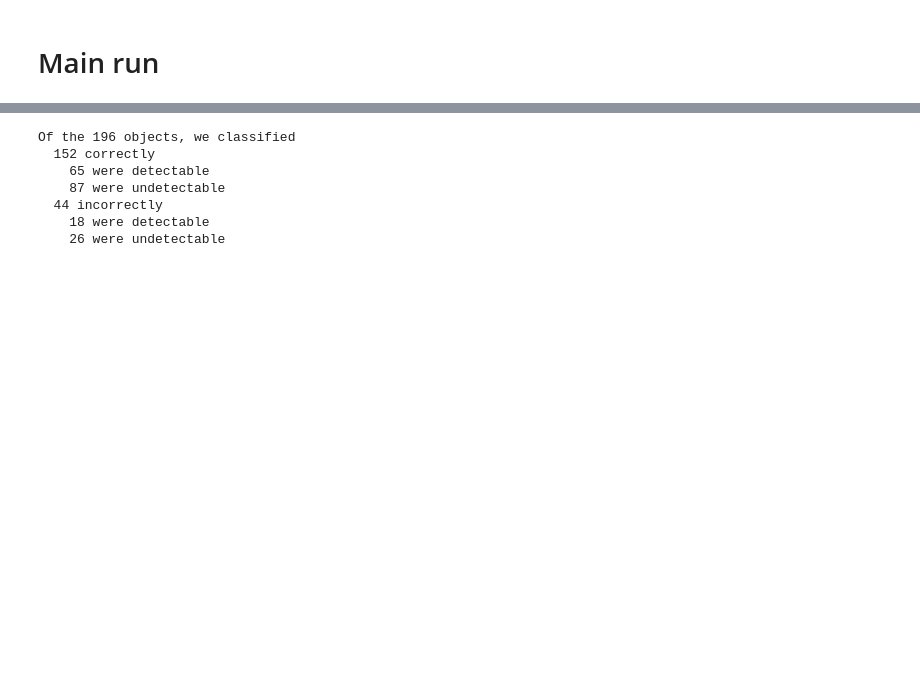
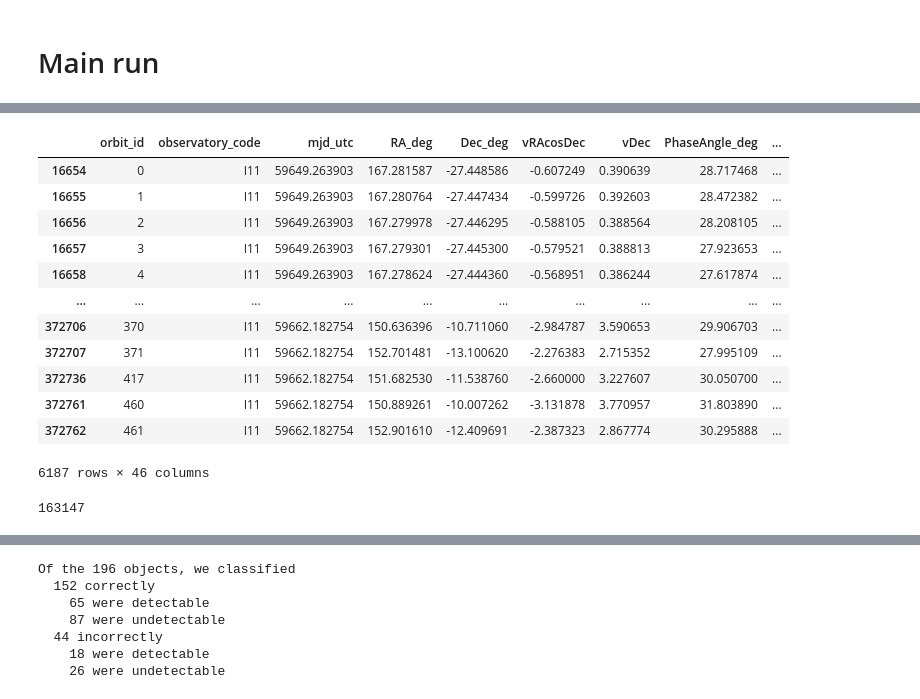
Before and after one commit to dirac-institute/hybrid_sso_catalogue, a Jupyter notebook: lsst_detection_probability/Predict misses.ipynb, the cells around one changed output, grey strips where cells are left out. Drawn from its saved outputs; the diff is of its cells as text; code cells hidden in the pictures; blank space fills up the shorter version.

```diff
--- a/lsst_detection_probability/Predict misses.ipynb
+++ b/lsst_detection_probability/Predict misses.ipynb
@@ -91,0 +111,2 @@ unique_objs = sorted_obs.index.unique()
+# %%
+observed_reality_fast = obj_pos_fast.separation(field_pos_fast) <= 2.1 * u.deg
@@ -91,0 +117,20 @@ unique_objs = sorted_obs.index.unique()
+# %%
+joined_table[bright_enough][observed_reality_fast]
+# %% [output]
+|  | orbit_id | observatory_code | mjd_utc | RA_deg | Dec_deg | vRAcosDec | vDec | PhaseAngle_deg | ... |
+| 16654 | 0 | I11 | 59649.263903 | 167.281587 | -27.448586 | -0.607249 | 0.390639 | 28.717468 | ... |
+| 16655 | 1 | I11 | 59649.263903 | 167.280764 | -27.447434 | -0.599726 | 0.392603 | 28.472382 | ... |
+| 16656 | 2 | I11 | 59649.263903 | 167.279978 | -27.446295 | -0.588105 | 0.388564 | 28.208105 | ... |
+| 16657 | 3 | I11 | 59649.263903 | 167.279301 | -27.445300 | -0.579521 | 0.388813 | 27.923653 | ... |
+| 16658 | 4 | I11 | 59649.263903 | 167.278624 | -27.444360 | -0.568951 | 0.386244 | 27.617874 | ... |
+| ... | ... | ... | ... | ... | ... | ... | ... | ... | ... |
+| 372706 | 370 | I11 | 59662.182754 | 150.636396 | -10.711060 | -2.984787 | 3.590653 | 29.906703 | ... |
+| 372707 | 371 | I11 | 59662.182754 | 152.701481 | -13.100620 | -2.276383 | 2.715352 | 27.995109 | ... |
+| 372736 | 417 | I11 | 59662.182754 | 151.682530 | -11.538760 | -2.660000 | 3.227607 | 30.050700 | ... |
+| 372761 | 460 | I11 | 59662.182754 | 150.889261 | -10.007262 | -3.131878 | 3.770957 | 31.803890 | ... |
+| 372762 | 461 | I11 | 59662.182754 | 152.901610 | -12.409691 | -2.387323 | 2.867774 | 30.295888 | ... |
+6187 rows × 46 columns
+# %%
+len(observed_reality)
+# %% [output]
+163147
```
Also changed, not shown: parts of 36 cells of this notebook, 1 other file.
